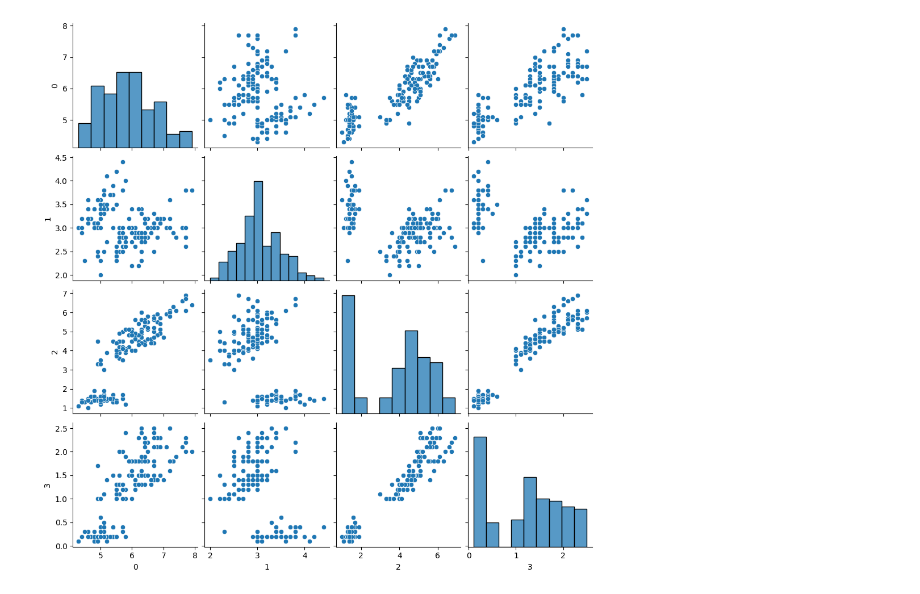
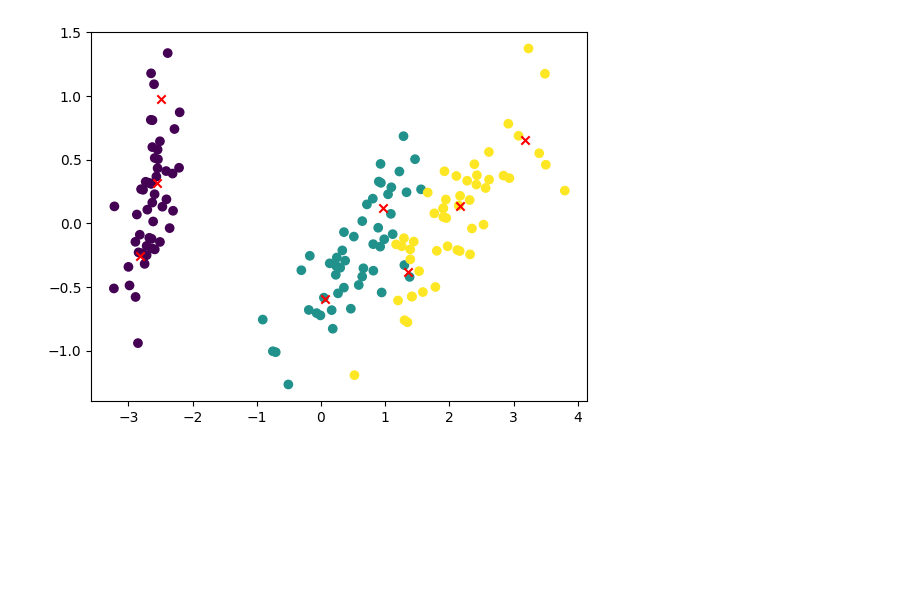
Before and after one commit to csorty/car, a Jupyter notebook: flowers.ipynb, the cells around one changed output. Drawn from its saved outputs; the diff is of its cells as text; code cells hidden in the pictures; blank space fills up the shorter version.

```diff
--- a/flowers.ipynb
+++ b/flowers.ipynb
@@ -2,24 +2,47 @@
 <a href="https://colab.research.google.com/github/csorty/car/blob/main/flowers.ipynb" target="_parent"><img src="https://colab.research.google.com/assets/colab-badge.svg" alt="Open In Colab"/></a>
 # %%
 from sklearn.datasets import load_iris
+from sklearn.cluster import KMeans
+from sklearn.decomposition import PCA
 import matplotlib.pyplot as plt
 import seaborn as sns
 import pandas as pd
 
 def main():
   x, y = load_iris(return_X_y=True)
   #fig, ax = plt.subplots(nrows=4, ncols=4)
   #for i in range(4):
   #  for j in range(4):
   #    ax[i][j].scatter(x[:, i], x[:, j], c=y)
   #plt.show()
   #рисуем проекции на 2 оси из 3д картинки
   #смотрим на 2 характеристики
   #сорта каждый отдельный цвет
-  sns.pairplot(pd.DataFrame(x)) #попарная проекция
+  #df = pd.DataFrame(x)
+  #df["target"] = y #сорт
+  #sns.pairplot(df, hue = "target", palette="dark")
+  #plt.show()
+  #попарная проекция
+  #типо гистограмма, график распределения
+
+  pca = PCA(n_components=2) #трехмероное пространство, только уменьшаем
+  pca.fit(x) #x уравнение
+  iris2D = pca.transform(x)
+  #print(iris2D) #уже не цветок рандомные данные
+  #псевдо цветок
+  #plt.scatter(iris2D[:, 0], iris2D[:, 1], c=y)
+  #plt.show()
+
+  kmeans = KMeans()
+  kmeans.fit(x)
+  labels = kmeans.labels_
+  centroids = kmeans.cluster_centers_
+  centroids = pca.transform(centroids)
+  plt.scatter(iris2D[:, 0], iris2D[:, 1], c=y)
+  plt.scatter(centroids[:, 0], centroids[:, 1], marker="x", color="red") #шумов нет
   plt.show()
 
 if __name__ == "__main__":
     main()
 # %% [output]
-[figure, old version]
+[figure, new version]
```
